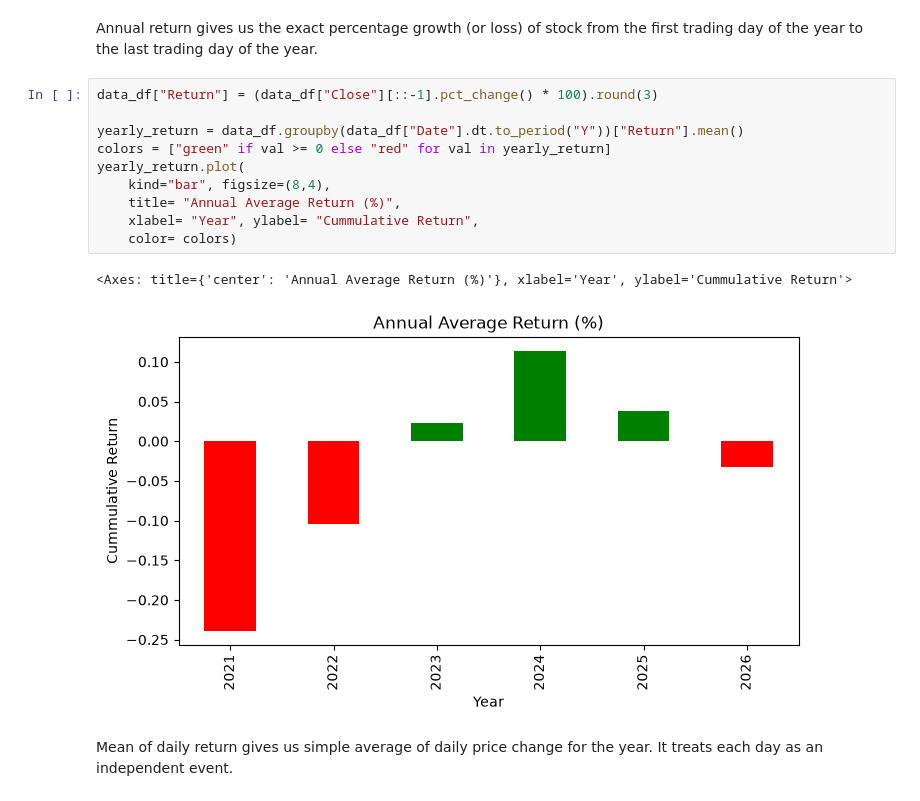
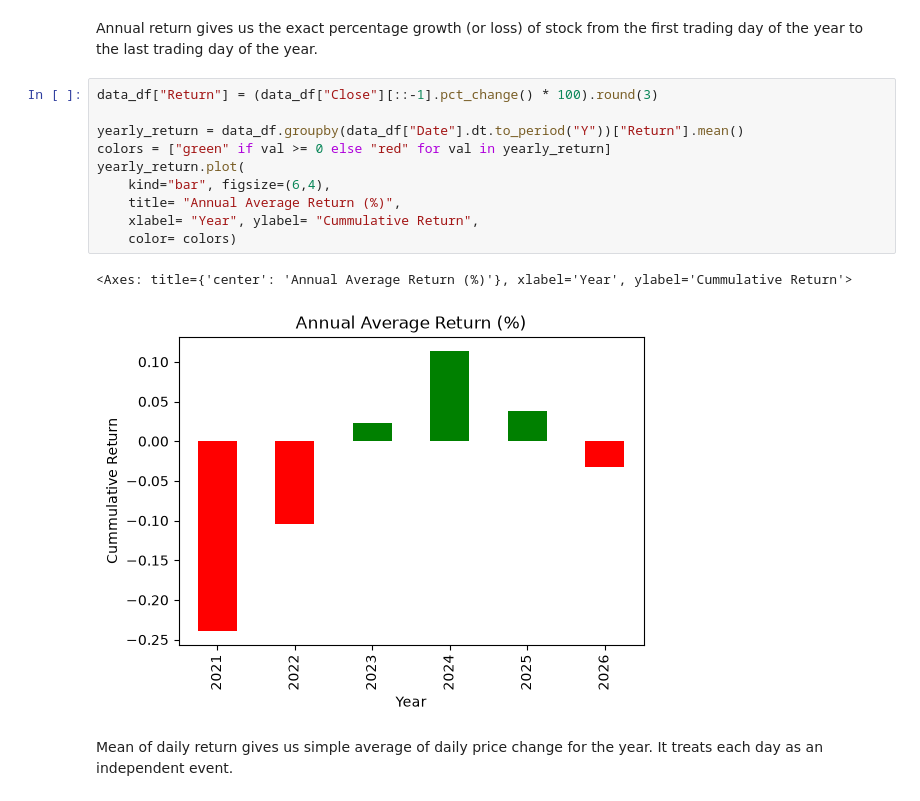
Before and after one commit to SuniAmatya/StockPredictor, a Jupyter notebook: DSML-Project/NIFRAStockAnalysis.ipynb, the cells around one changed output. Saved outputs shown, nothing was run; the diff lists cells and outputs as text.

```diff
--- a/DSML-Project/NIFRAStockAnalysis.ipynb
+++ b/DSML-Project/NIFRAStockAnalysis.ipynb
@@ -84,16 +86,16 @@ Annual return gives us the exact percentage growth (or loss) of stock from the f
 # %%
 data_df["Return"] = (data_df["Close"][::-1].pct_change() * 100).round(3)
 
 yearly_return = data_df.groupby(data_df["Date"].dt.to_period("Y"))["Return"].mean()
 colors = ["green" if val >= 0 else "red" for val in yearly_return]
 yearly_return.plot(
-    kind="bar", figsize=(8,4),
+    kind="bar", figsize=(6,4),
     title= "Annual Average Return (%)",
     xlabel= "Year", ylabel= "Cummulative Return",
     color= colors)
 # %% [output]
 <Axes: title={'center': 'Annual Average Return (%)'}, xlabel='Year', ylabel='Cummulative Return'>
-[figure, old version]
+[figure, new version]
 # %% [markdown]
 Mean of daily return gives us simple average of daily price change for the year. It treats each day as an independent event.
 # %%
```
Also changed, not shown: parts of 1 cell of this notebook.
